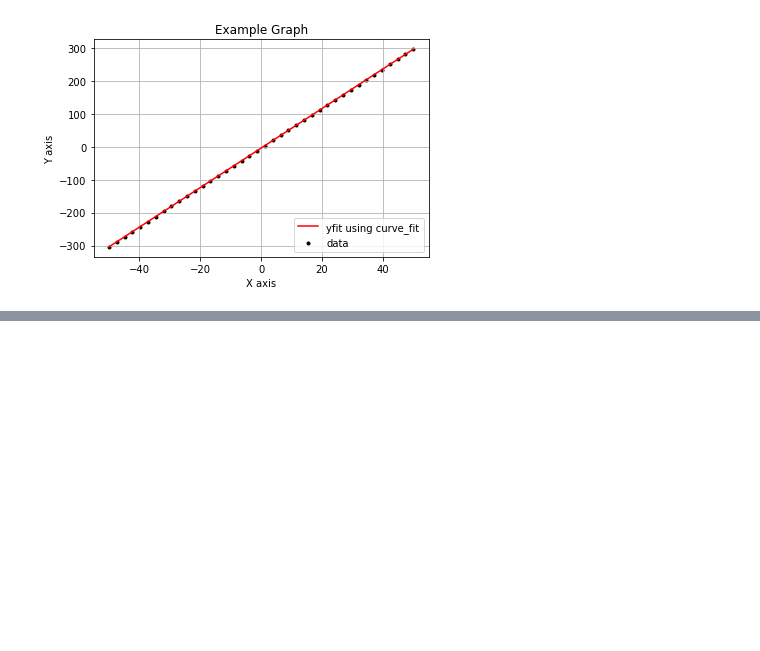
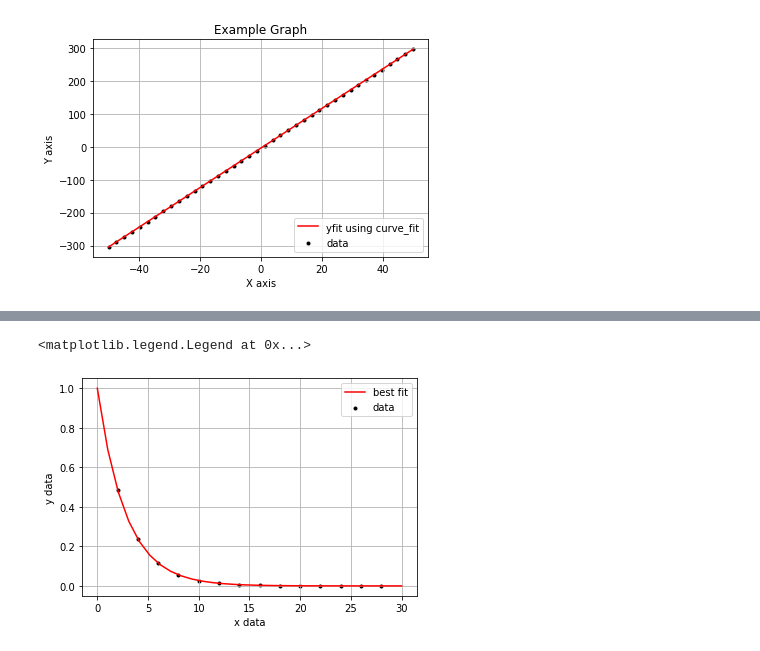
Before and after one commit to UCD-Physics/Python-HowTos, a Jupyter notebook: Curve_fit.ipynb, the cells around one changed output, grey strips where cells are left out. Cells and saved outputs as stored; diff of their text form; code cells hidden in the pictures; blank space fills up the shorter version.

```diff
--- a/Curve_fit.ipynb
+++ b/Curve_fit.ipynb
@@ -60,0 +77,27 @@ plt.legend(loc = 'lower right')
+# %%
+#then define function for best fit
+#use generic function for exponential decay
+
+def func(x, a):
+  return np.exp(a*x)
+
+#use curve_fit
+popt, pcov = curve_fit(func, x_data, y_data)
+a1 = popt[0]
+a1_error = pcov[0, 0]
+
+#best fit
+
+#creating same x interval to include in y fit
+x = np.linspace(0, 30, 30)
+y_fit = np.exp(a1*x)
+plt.plot(x, y_fit, color = 'red', label = 'best fit')
+#original plot
+plt.scatter(x_data, y_data, marker ='.', color = 'black', label = 'data')
+plt.grid(True)
+plt.xlabel('x data')
+plt.ylabel('y data')
+plt.legend(loc = 'upper right')
+# %% [output]
+<matplotlib.legend.Legend at 0x...>
+[figure, added]
```
Also changed, not shown: parts of 5 cells of this notebook.
